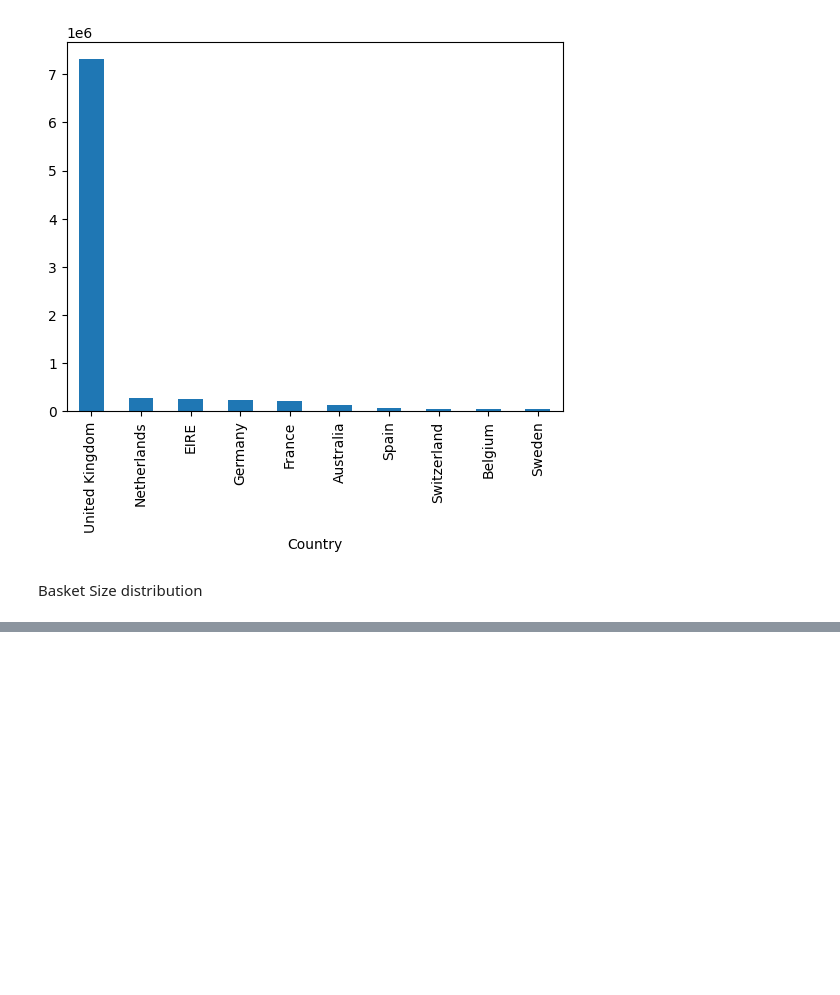
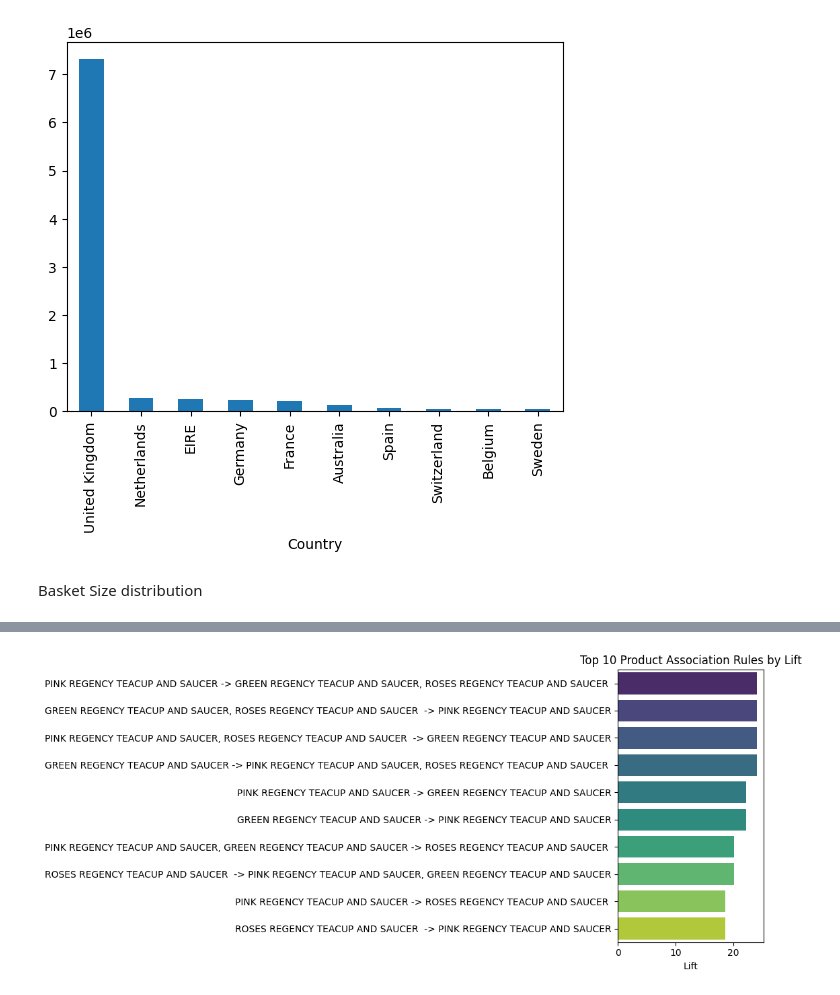
Before and after one commit to Naslaa/Supermarket-Basket-Intelligence, a Jupyter notebook: eda.ipynb, the cells around one changed output, grey strips where cells are left out. Cells and saved outputs as stored; diff of their text form; code cells hidden in the pictures; blank space fills up the shorter version.

```diff
--- a/eda.ipynb
+++ b/eda.ipynb
@@ -162,0 +177,3 @@ mean, mediam, mode
+# %%
+df['InvoiceDate'] = pd.to_datetime(df['InvoiceDate'])
+df['InvoiceDate'].dtype
@@ -162,0 +217,13 @@ mean, mediam, mode
+# %%
+from mlxtend.frequent_patterns import apriori, association_rules
+
+# Build a one-hot encoded basket: rows = invoices, columns = products
+basket = (df.groupby(['InvoiceNo', 'Description'])['Quantity']
+            .sum().unstack().reset_index().fillna(0).set_index('InvoiceNo'))
+basket_encoded = basket.map(lambda x: 1 if x > 0 else 0).astype(bool)
+
+frequent_itemsets = apriori(basket_encoded, min_support=0.02, use_colnames=True)
+rules = association_rules(frequent_itemsets, metric="lift", min_threshold=1)
+rules = rules.sort_values('lift', ascending=False)
+
+rules[['antecedents', 'consequents', 'support', 'confidence', 'lift']].head(10)
@@ -162,0 +242,14 @@ mean, mediam, mode
+# %%
+top_rules = rules.sort_values('lift', ascending=False).head(10).copy()
+top_rules['rule'] = top_rules['antecedents'].apply(lambda x: ', '.join(list(x))) + ' -> ' + \
+                     top_rules['consequents'].apply(lambda x: ', '.join(list(x)))
+
+plt.figure(figsize=(11, 5))
+sns.barplot(data=top_rules, y='rule', x='lift', hue='rule', legend=False, palette='viridis')
+plt.title('Top 10 Product Association Rules by Lift')
+plt.xlabel('Lift')
+plt.ylabel('')
+plt.tight_layout()
+plt.show()
+# %% [output]
+[figure, added]
```
Also changed, not shown: parts of 24 cells of this notebook.
